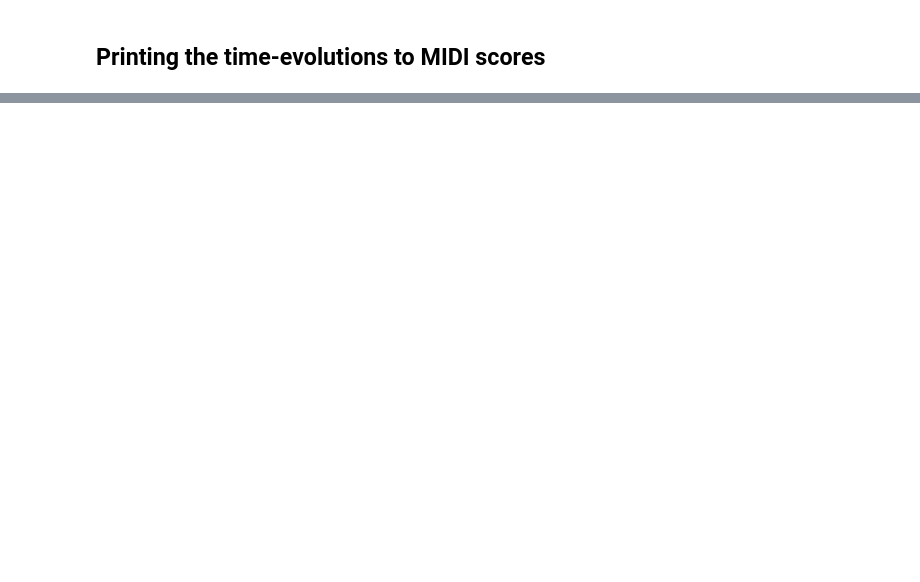
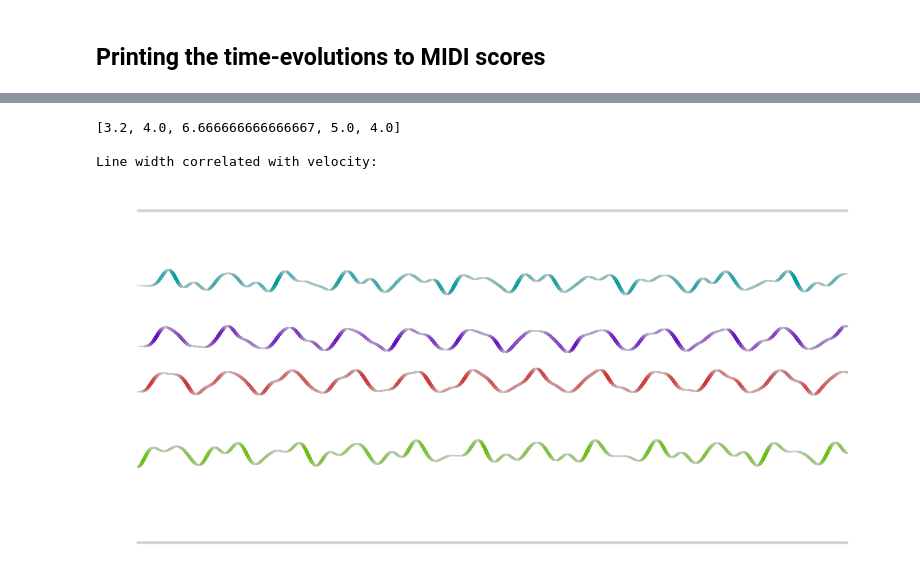
Before and after one commit to TYLERSFOSTER/For_Voice_Leader_-_DISPL, a Jupyter notebook: Voice Leading from the Dynamics of Charged Particles.ipynb, the cells around one changed output, grey strips where cells are left out. Drawn from its saved outputs; the diff is of its cells as text; code cells hidden in the pictures; blank space fills up the shorter version.

```diff
--- a/Voice Leading from the Dynamics of Charged Particles.ipynb
+++ b/Voice Leading from the Dynamics of Charged Particles.ipynb
@@ -551,0 +729,8 @@ plot_history(particle_system.max_bound, particle_system.min_bound, T, P, V)
+# %%
+def freq_to_pos(frequency: float):
+    assert type(frequency) == float
+    assert frequency > 0.0
+
+    position = 12 * np.log2(frequency)
+
+    return position
@@ -551,0 +756,8 @@ plot_history(particle_system.max_bound, particle_system.min_bound, T, P, V)
+# %%
+def MIDI_volume(scalar = 0.0):
+    assert type(scalar) == float
+    assert 0.0 <= scalar <= 1.0
+
+    volume = int(scalar * 127)
+
+    return volume
@@ -551,0 +1072,58 @@ plot_history(particle_system.max_bound, particle_system.min_bound, T, P, V)
+# %%
+positions = [-5., 0., 5., 8., 12., 17.]
+interior_positions = positions[1:-1]
+bound_positions = [positions[0]] + [positions[-1]]
+
+k0 = 4.0
+constants = [k0 for i in range(len(positions)-1)]
+for i in range(1,len(positions)-1):
+    new_constant = constants[i-1] * (positions[i-1]-positions[i])/(positions[i]-positions[i+1])
+    constants[i] = copy.deepcopy(new_constant)
+constants[0] = constants[0] * .8
+
+print(constants)
+
+
+bounds = Bounds(bound_positions, [.5, .5])
+spring_details = SpringMassDetails(masses = [.55, .55, .55, .55],
+                                   spring_constants = constants)
+dynamical_variables = DynamicalVariables(0.0,
+                                         interior_positions,
+                                         [0., 0., 0., 0.])
+particle_system = LinCoupOsc(bounds, spring_details, dynamical_variables)
+
+T, P, V, A = history(particle_system,
+                     duration = 20.0,
+                     time_step = 1e-3,
+                     coulomb_constant = 5.0)
+
+print('\nLine width correlated with velocity:')
+plot_history(particle_system.max_bound, particle_system.min_bound, T, P, V)
+
+score = history(particle_system,
+                     duration = 80.0,
+                     time_step = 1e-3,
+                     coulomb_constant = 2.0)
+
+midi_score = MIDIScore(score)
+
+title_pos = [int(pos) for pos in interior_positions]
+
+Asharp_4 = 466.16/2
+A_4 = 440.00/2
+Gsharp_4 = 415.30/2
+G_4 = 392.00/2
+Fsharp_4 = 349.23/2
+F_4 = 349.23/2
+
+tonic = Asharp_4
+
+midi_score.print_MIDI(tonic = tonic,
+                      events_per_beat = 4037,
+                      volume_source = 'velocity',
+                      title = 'reschordD03xx_{}_{}'.format(round(tonic,2), title_pos))
+# %% [output]
+[3.2, 4.0, 6.666666666666667, 5.0, 4.0]
+
+Line width correlated with velocity:
+[figure, added]
```
Also changed, not shown: parts of 20 cells of this notebook.
